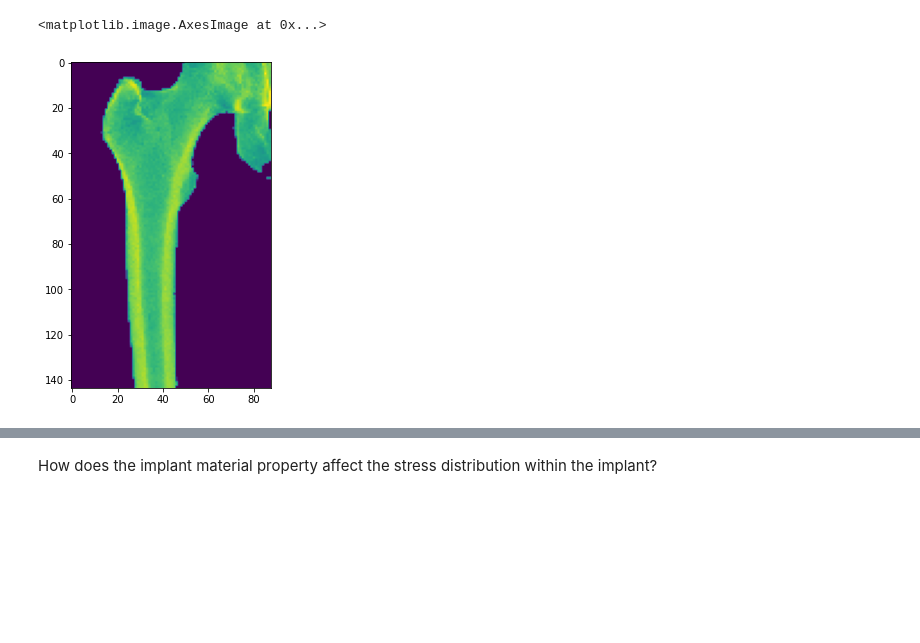
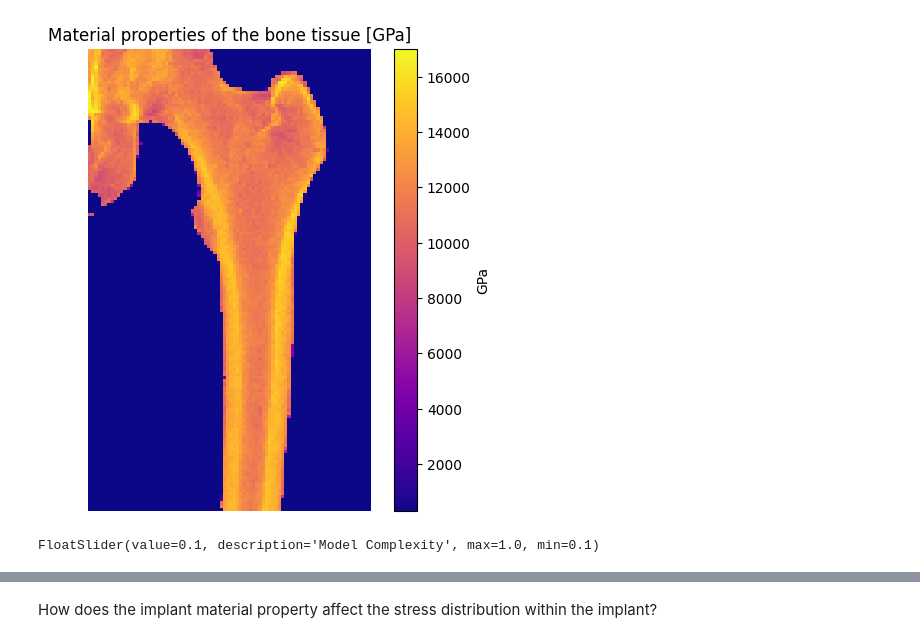
Before and after one commit to DrWalleTeaching/Modelling-and-Simulation, a Jupyter notebook: Modelling and Simulation.ipynb, the cells around one changed output, grey strips where cells are left out. Drawn from its saved outputs; the diff is of its cells as text; code cells hidden in the pictures; blank space fills up the shorter version.

```diff
--- a/Modelling and Simulation.ipynb
+++ b/Modelling and Simulation.ipynb
@@ -49,21 +74,18 @@ Today you will run a 2D finite element simulation looking at how different impla
 # %%
-#import standard scientific python libraries
-import numpy as np
-import matplotlib.pyplot as plt
-import pandas as pd
-from scipy import ndimage
-%matplotlib inline
+# @title Loading the data for our Femur/Implant models
 
 #load datasets, this includes the pelvis image (density: 0-255) and masks (bool) arrays we generated in the SegmentFemur notebook
 data = ['pelvis','implant','fem_implant','femur']
-_, axes = plt.subplots(1, len(data), figsize=(20,20*len(data)))
 dict_data = {}
 #plot and read datasets into a dictionary (makes for a neater code later on)
 for i, file in enumerate(data):
-    image = [np.load(f'data/{file}.npz')[arr] for arr in np.load(f'data/{file}.npz')][0]
+    image = [np.load(f'{datapath}/{file}.npz')[arr] for arr in np.load(f'{datapath}/{file}.npz')][0]
     dict_data[file] = image
-    axes[i].imshow(image, cmap=plt.cm.gray, interpolation='nearest')
-    axes[i].set_title(file)
+
+_, axes = plt.subplots(1, 1, figsize=(5,5))
+
+axes.imshow(dict_data['pelvis'], cmap=plt.cm.gray, interpolation='nearest')
+axes.set_title('CT of pelvis')
 
 plt.show()
 # %% [output]
@@ -111,34 +198,42 @@ fem_dict = {
 # %%
+# @title Convert Density to Young's Modulus
+
 # This is to segment the contralateral femur from the background and to assign material properties
 # Note that here we are not elminating the pelvis to speed up the segmentation process
 
 #binary threshold the bone from the surrounding tissue (>140) and dilate the mask (the dilation is required for the next step)
 healthy = ndimage.binary_dilation((segmented_contra>140),iterations=5)
 
 #fill the false negative holes in the mask to get a uniform mask
 healthy_mask = ndimage.binary_fill_holes(healthy)
 
 #erode the mask back down to the original size
 healthy_mask = ndimage.binary_erosion(healthy_mask, iterations=5)
 
 #perform binary opening (erosion then dilation) to remove the false positives
 healthy_mask = ndimage.binary_opening(healthy_mask, iterations=10)
 
 #use the mask to segment the bone from the image and convert the bone density to Young's modulus in MPa by setting the max image values (255.0) to
 #17.0 GPa (representative of cortical bone) = 17.0*1000 MPa
 healthy = (healthy_mask*17.0*1000.0*segmented_contra/255.0)[10:-10,10:-10]
 
-#Downsample ('zoom out' x10) in order to reduce the image size and reduce processing time for the simulation
-# !important (will overload server if not downsampled)
-healthy = ndimage.zoom(healthy, 0.1, order=4)
-
-#set all background values to 300.0 MPa (need to have a minimum stiffness value for all voxels or FE will not converge on solution)
-healthy[healthy < 500] = 300.0
 
 # High density in yellow and low density in blue
 plt.figure(figsize=(6,6))
-plt.imshow(healthy)
+plt.imshow(np.flip(healthy_low,1), cmap='plasma')  # Change cmap to plasma for better visibility
+plt.title('Material properties of the bone tissue [GPa]')
+plt.axis('off')  # Remove axes
+plt.colorbar(label='GPa')  # Add colorbar with label
+plt.show()
 # %% [output]
-<matplotlib.image.AxesImage at 0x...>
-[figure, old version]
+[figure, new version]
+# %%
+# @title Decide Model Complexity (Size)
+# Create a slider for the zoom factor
+zoom_factor_slider = widgets.FloatSlider(value=0.1, min=0.1, max=1.0, description='Model Complexity')
+
+# Display the slider
+zoom_factor_slider
+# %% [output]
+FloatSlider(value=0.1, description='Model Complexity', max=1.0, min=0.1)
 # %%
```
Also changed, not shown: parts of 18 cells of this notebook.
